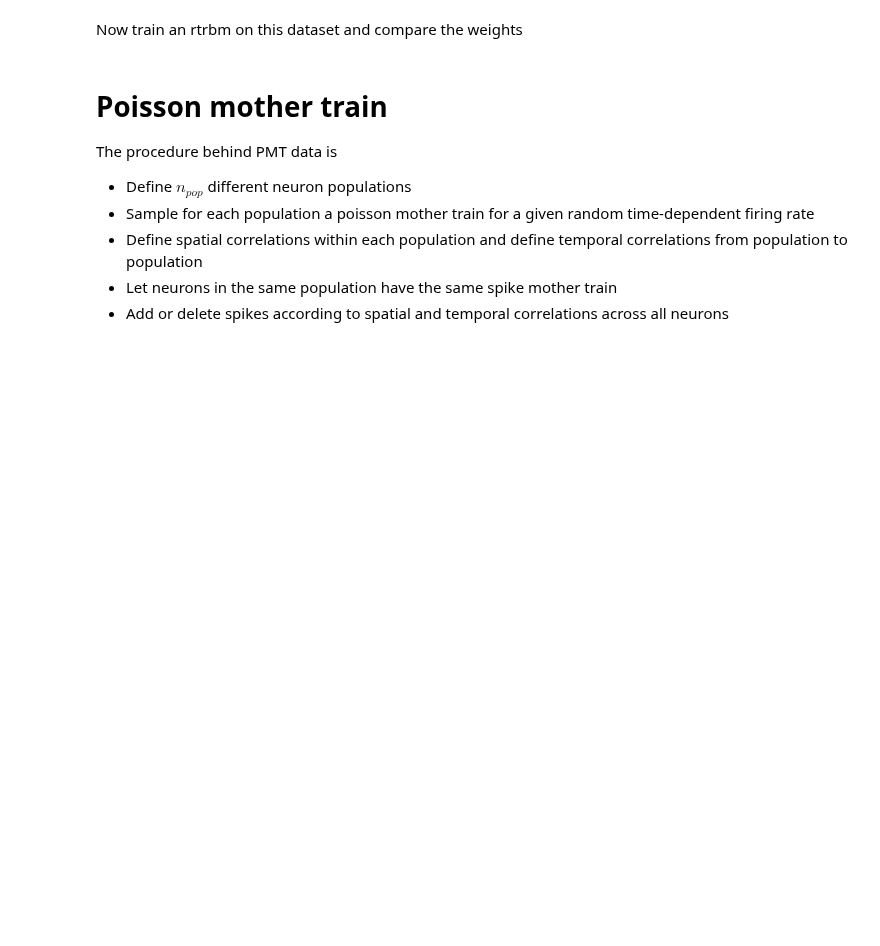
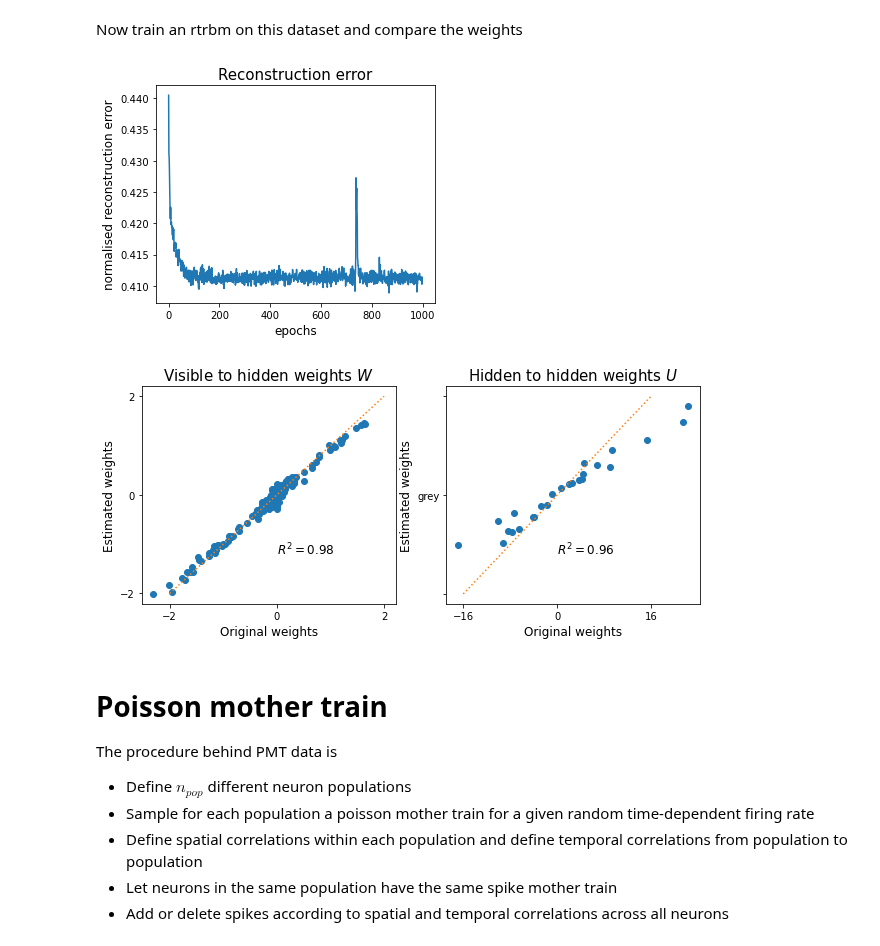
Before and after one commit to casperpeters/intern, a Jupyter notebook: notebooks/Reconstructing RTRBM/Sample surrogate data, paper figures.ipynb, the cells around one changed output. Drawn from its saved outputs; the diff is of its cells as text; code cells hidden in the pictures; blank space fills up the shorter version.

```diff
--- a/notebooks/Reconstructing RTRBM/Sample surrogate data, paper figures.ipynb
+++ b/notebooks/Reconstructing RTRBM/Sample surrogate data, paper figures.ipynb
@@ -52,13 +54,16 @@ raster_plot(data[..., 0], figsize=(15, 4), title='Spiking pattern')
 # %% [markdown]
 Now train an rtrbm on this dataset and compare the weights
 # %%
-retrain = True
+retrain = False
 
 if retrain:
     rtrbm_reconstruct = RTRBM(data, N_H=N_H, device='cpu', no_bias=True, debug_mode=False)
     rtrbm_reconstruct.learn(n_epochs=1000, lr_schedule='linear_decay', batch_size=10, CDk=10, mom=0.9, wc=0.0002, min_lr=5e-4, max_lr=5e-3)
 else:
-    rtrbm_reconstruct = torch.load('...')
+    rtrbm_reconstruct = torch.load(r'C:\Users\sebas\OneDrive\Intern\rtrbm_master\results\Paper\Surrogate_data\Reconstruct_RTRBM\rtrbm_reconstruct')
 
-plot_reconstruction_error(rtrbm_reconstruct.errors, figsize=(8, 5))
+plot_reconstruction_error(rtrbm_reconstruct.errors, figsize=(5, 4))
 plot_rtrbm_reestimate_weights(rtrbm_original, rtrbm_reconstruct)
+# %% [output]
+[figure, added]
+[figure, added]
```
Also changed, not shown: parts of 10 cells of this notebook, 3 other files.
